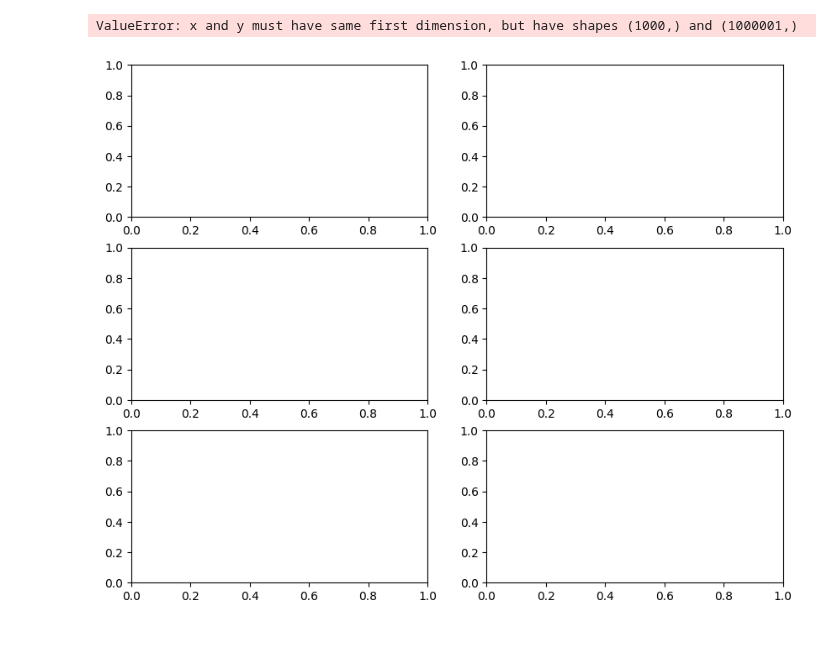
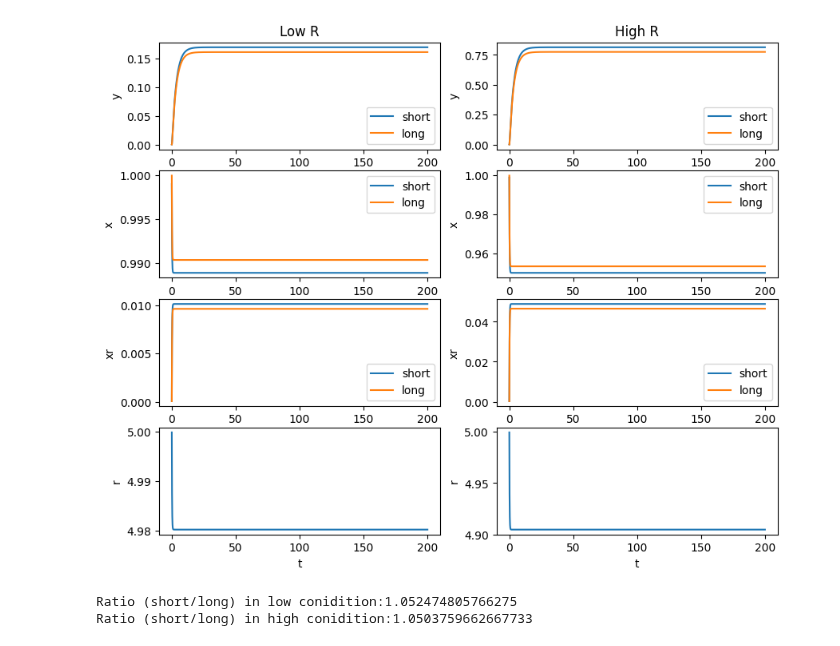
Before and after one commit to prubisch/competition_in_proteinsynthesis_in_autism, a Jupyter notebook: baseline_model.ipynb, the cells around one changed output. Cells and saved outputs as stored; diff of their text form; code cells hidden in the pictures.

```diff
--- a/baseline_model.ipynb
+++ b/baseline_model.ipynb
@@ -4,7 +4,7 @@ import matplotlib.pyplot as plt
 import scipy
 
 
-def simulation_wrapper(state0, params, update, sim_time, dt=0.1):
+def simulation_wrapper(state0, params, update, sim_time, dt):
     #euler method to see behaviour quickly
 
     states = np.zeros([int(sim_time/dt)+1, state0.shape[0], state0.shape[1]])
@@ -13,7 +13,7 @@ def simulation_wrapper(state0, params, update, sim_time, dt=0.1):
     for t in range(int(sim_time/dt)):
         states[t+1] = update(params, states[t], dt)
 
-    return states
+    return states[1:]
 
 rng = np.random.RandomState(seed = 5)
 
@@ -44,6 +44,10 @@ l = np.sort(rng.gamma(l_alpha,scale = l_theta,size = N)) #length of the mRNA cha
 x0_mean = 1
 x0_sd = 0.001
 x0 = x0_mean + x0_sd*np.random.randn(N)
+
+
+sim_time = 200
+dt = 0.001
 # %%
 def model_equation(parameters, state_var, dt ):
     #parmeters are:
@@ -87,8 +91,6 @@ parameters['R'] = 1
 
 #init_state =np.array([x0, np.zeros([N]), (Y_max/N)*np.ones([N]), parameters['Y_max']*np.ones([N])])#[x0; zeros(N); (Y_max/N)*ones(N); zeros(N)]
 init_state =np.array([x0, np.zeros([N]),np.zeros([N])])
-sim_time = 1000
-dt = 0.001
 
 baseline_low = simulation_wrapper(init_state,parameters,model_equation, sim_time, dt)
 
@@ -96,50 +98,54 @@ baseline_low = simulation_wrapper(init_state,parameters,model_equation, sim_time
 parameters['R'] = 5
 baseline_high = simulation_wrapper(init_state,parameters,model_equation, sim_time, dt)
 
-fig, ax = plt.subplots(3,2,figsize = (10,8))
-ax[0,0].plot(np.arange(0,sim_time*dt,dt), baseline_low[:,2,0], label = 'short')
-ax[0,0].plot(np.arange(0,sim_time*dt,dt), baseline_low[:,2,1], label = 'long')
+fig, ax = plt.subplots(4,2,figsize = (10,8))
+ax[0,0].plot(np.arange(0,sim_time,dt), baseline_low[:,2,0], label = 'short')
+ax[0,0].plot(np.arange(0,sim_time,dt), baseline_low[:,2,1], label = 'long')
 ax[0,0].set_ylabel('y')
 ax[0,0].set_xlabel('t')
 ax[0,0].legend()
-ax[1,0].plot(np.arange(0,sim_time*dt,dt), baseline_low[:,0,0], label = 'short')
-ax[1,0].plot(np.arange(0,sim_time*dt,dt), baseline_low[:,0,1], label = 'long')
+ax[1,0].plot(np.arange(0,sim_time,dt), baseline_low[:,0,0], label = 'short')
+ax[1,0].plot(np.arange(0,sim_time,dt), baseline_low[:,0,1], label = 'long')
 ax[1,0].set_ylabel('x')
 ax[1,0].set_xlabel('t')
 ax[1,0].legend()
-ax[2,0].plot(np.arange(0,sim_time*dt,dt), baseline_low[:,1,0], label = 'short')
-ax[2,0].plot(np.arange(0,sim_time*dt,dt), baseline_low[:,1,1], label = 'long')
+ax[2,0].plot(np.arange(0,sim_time,dt), baseline_low[:,1,0], label = 'short')
+ax[2,0].plot(np.arange(0,sim_time,dt), baseline_low[:,1,1], label = 'long')
 ax[2,0].set_ylabel('xr')
 ax[2,0].set_xlabel('t')
 ax[2,0].legend()
-ax[3,0].plot(np.arange(0,sim_time*dt,dt), parameters['R']-np.sum(baseline_low[:,1,:], axis = 1))
+ax[3,0].plot(np.arange(0,sim_time,dt), parameters['R']-np.sum(baseline_low[:,1,:], axis = 1))
 ax[3,0].set_ylabel('r')
 ax[3,0].set_xlabel('t')
 
-ax[0,1].plot(np.arange(0,sim_time*dt,dt), baseline_high[:,2,0], label = 'short')
-ax[0,1].plot(np.arange(0,sim_time*dt,dt), baseline_high[:,2,1], label = 'long')
+ax[0,1].plot(np.arange(0,sim_time,dt), baseline_high[:,2,0], label = 'short')
+ax[0,1].plot(np.arange(0,sim_time,dt), baseline_high[:,2,1], label = 'long')
 ax[0,1].set_ylabel('y')
 ax[0,1].set_xlabel('t')
 ax[0,1].legend()
-ax[1,1].plot(np.arange(0,sim_time*dt,dt), baseline_high[:,0,0], label = 'short')
-ax[1,1].plot(np.arange(0,sim_time*dt,dt), baseline_high[:,0,1], label = 'long')
+ax[1,1].plot(np.arange(0,sim_time,dt), baseline_high[:,0,0], label = 'short')
+ax[1,1].plot(np.arange(0,sim_time,dt), baseline_high[:,0,1], label = 'long')
 ax[1,1].set_ylabel('x')
 ax[1,1].set_xlabel('t')
 ax[1,1].legend()
-ax[2,1].plot(np.arange(0,sim_time*dt,dt), baseline_high[:,1,0], label = 'short')
-ax[2,1].plot(np.arange(0,sim_time*dt,dt), baseline_high[:,1,1], label = 'long')
+ax[2,1].plot(np.arange(0,sim_time,dt), baseline_high[:,1,0], label = 'short')
+ax[2,1].plot(np.arange(0,sim_time,dt), baseline_high[:,1,1], label = 'long')
 ax[2,1].set_ylabel('xr')
 ax[2,1].set_xlabel('t')
 ax[2,1].legend()
-ax[3,1].plot(np.arange(0,sim_time*dt,dt), parameters['R']-np.sum(baseline_high[:,1,:], axis = 1))
+ax[3,1].plot(np.arange(0,sim_time,dt), parameters['R']-np.sum(baseline_high[:,1,:], axis = 1))
 ax[3,1].set_ylabel('r')
 ax[3,1].set_xlabel('t')
 ax[0,0].set_title('Low R')
 ax[0,1].set_title('High R')
 plt.show()
+
+print('Ratio (short/long) in low condition:'+str(baseline_low[-1,2,0]/baseline_low[-1,2,1]) )
+print('Ratio (short/long) in high condition:'+str(baseline_high[-1,2,0]/baseline_high[-1,2,1]) )
 # %% [output]
+[figure, new version]
-ValueError: x and y must have same first dimension, but have shapes (1000,) and (1000001,)
+Ratio (short/long) in low conidition:1.052474805766275
+Ratio (short/long) in high conidition:1.0503759662667733
-[figure, old version]
 # %%
 #### introducing length dependency
 
```
Also changed, not shown: parts of 2 cells of this notebook, 3 other files.
